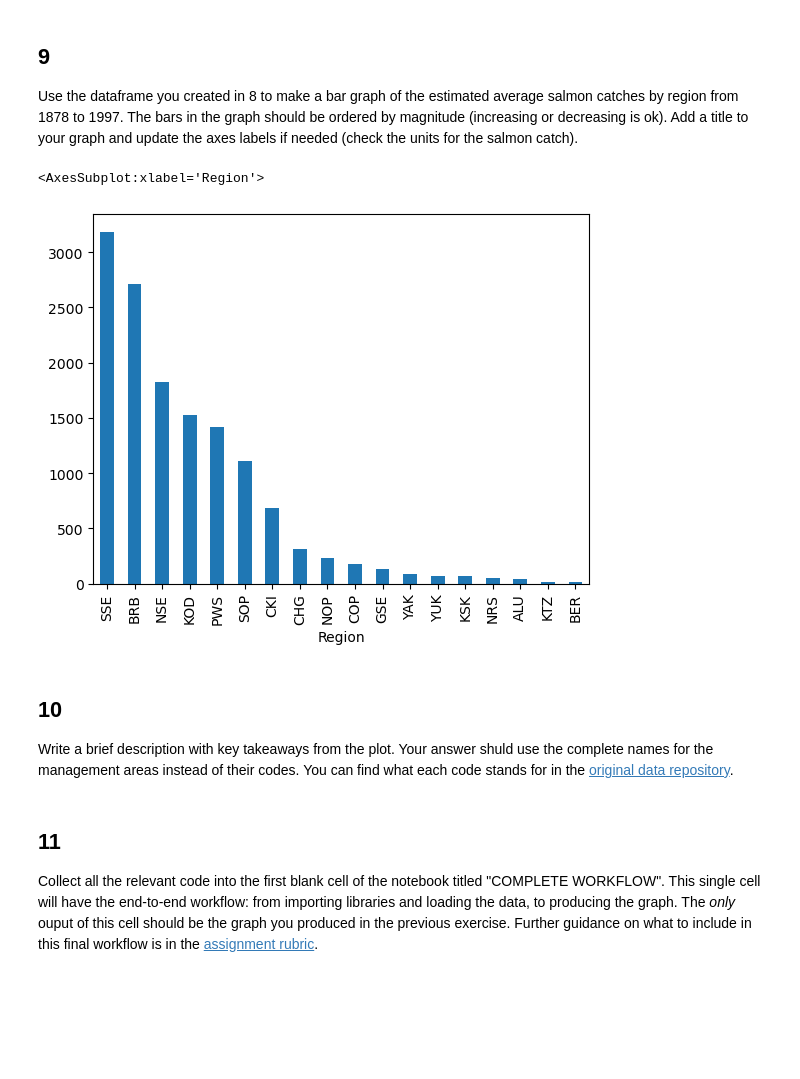
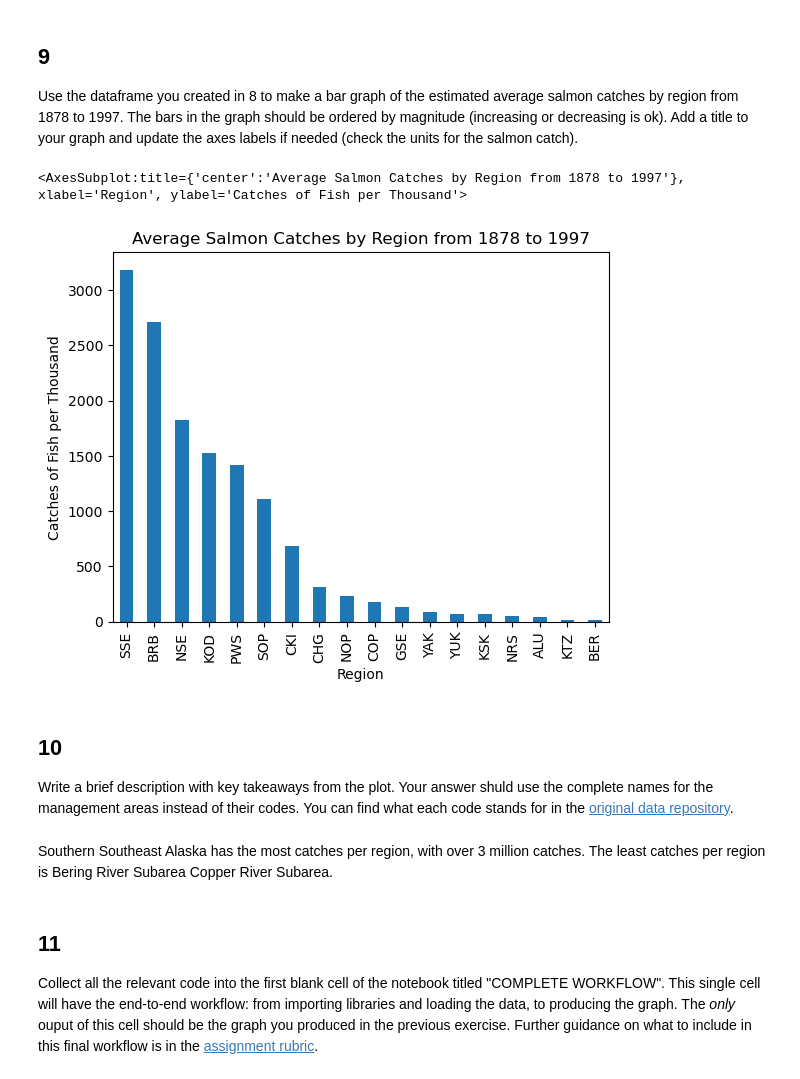
Before and after one commit to emmabeamitchell/eds220-hwk2, a Jupyter notebook: hwk2-task2-salmon.ipynb, the cells around one changed output. Saved outputs shown, nothing was run; the diff lists cells and outputs as text; code cells hidden in the pictures; blank space fills up the shorter version.

```diff
--- a/hwk2-task2-salmon.ipynb
+++ b/hwk2-task2-salmon.ipynb
@@ -246,11 +247,12 @@ Use the dataframe you created in 8 to make a bar graph of the estimated average
 # %%
 avg_region.sort_values(ascending=False).plot(kind = "bar",
                                             title = "Average Salmon Catches by Region from 1878 to 1997",
-                                             ylabel = ""
+                                             ylabel = "Catches of Fish per Thousand",
+                                             xlabel = "Region"
                                             )
 # %% [output]
-<AxesSubplot:xlabel='Region'>
+<AxesSubplot:title={'center':'Average Salmon Catches by Region from 1878 to 1997'}, xlabel='Region', ylabel='Catches of Fish per Thousand'>
-[figure, old version]
+[figure, new version]
 # %% [markdown]
 <!-- END QUESTION -->
 
@@ -259,6 +261,8 @@ avg_region.sort_values(ascending=False).plot(kind = "bar",
 ## 10
 
 Write a brief description with key takeaways from the plot. Your answer shuld use the complete names for the management areas instead of their codes. You can find what each code stands for in the [original data repository](https://knb.ecoinformatics.org/view/df35b.304.2#df35b.303.1).
+# %% [markdown]
+Southern Southeast Alaska has the most catches per region, with over 3 million catches. The least catches per region is Bering River Subarea Copper River Subarea.
 # %% [markdown]
 ## 11
 
```
Also changed, not shown: parts of 6 cells of this notebook, 1 other file.
